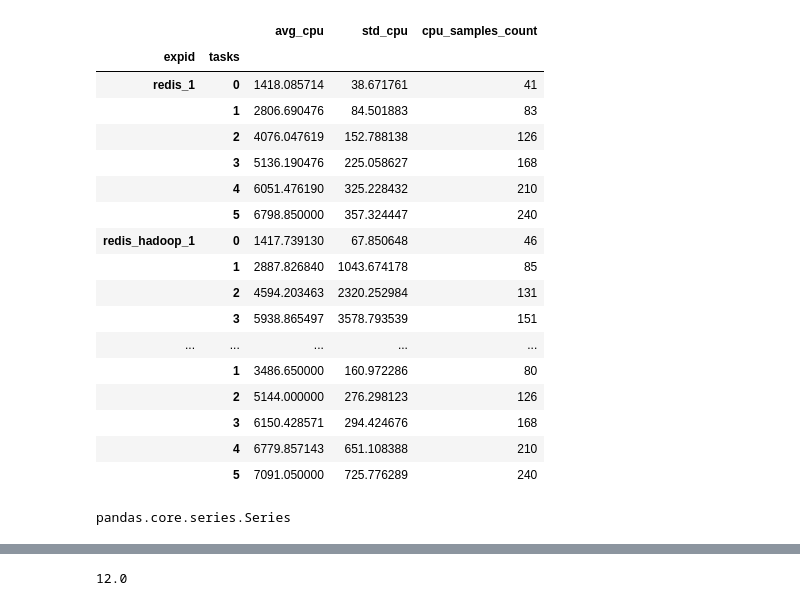
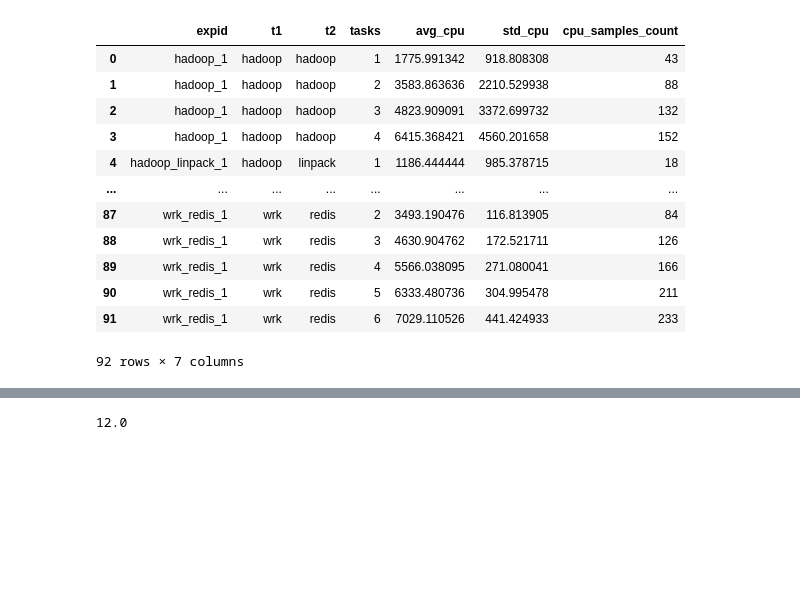
Before and after one commit to pawelzell/cbtool, a Jupyter notebook: myscripts/Interference observation.ipynb, the cells around one changed output, grey strips where cells are left out. Saved outputs shown, nothing was run; the diff lists cells and outputs as text; code cells hidden in the pictures; blank space fills up the shorter version.

```diff
--- a/myscripts/Interference observation.ipynb
+++ b/myscripts/Interference observation.ipynb
@@ -136,18 +182,20 @@ t1 = "redis"
 t2s = ["redis", "wrk", "hadoop", "linpack"]
 n = len(t2s)
 
-# DF: expid, t1, t2, ai_name, ai_role, tasks, avg_cpu, std_cpu, cpu_samples_count
-def getResourceDatapoint(t1, t2, ai_no, ai_role, tasks, ts, res):
-    res = res.loc[dfInterval(res, *ts), ["datetime", "value"]]
-    res = res["value"]
-    d = {"expid": getExpid(t1, t2), "t1": t1, "t2": t2, "ai_name": f"ai-{ai_no+1}"}
-    d.update({"ai_role": ai_role, "tasks": tasks})
-    d.update({"avg_cpu": res.mean(), "std_cpu": res.std(), "cpu_samples_count": res.count()})
-
+def toSingleRowDF(d):
     d2 = {}
     for k, v in d.items():
         d2.update({k: pd.Series(v, index=[0])})
     return pd.DataFrame(d2)
+
+# DF: expid, t1, t2, ai_no, ai_role, tasks, avg_cpu, std_cpu, cpu_samples_count
+def getResourceDatapoint(t1, t2, ai_no, ai_role, tasks, ts, res):
+    res = res.loc[dfInterval(res, *ts), ["datetime", "value"]]
+    res = res["value"]
+    d = {"expid": getExpid(t1, t2), "t1": t1, "t2": t2, "ai_no": ai_no+1}
+    d.update({"ai_role": ai_role, "tasks": tasks+1})
+    d.update({"avg_cpu": res.mean(), "std_cpu": res.std(), "cpu_samples_count": res.count()})
+    return toSingleRowDF(d)
 
 def getResourceDatapointsRole(t1, t2, ai_no, ai_role, tss):
     expid = getExpid(t1, t2)
@@ -180,15 +228,15 @@ def getResourceDatapoints(t1, t2, ai_nr, tss):
 
 resources = pd.DataFrame()
 results = pd.DataFrame()
-for t2 in t2s:
-    expid = getExpid(t1, t2)
-    df, _ = readExp(expid)
-    ts = getSplitTimestamps(df)
-    tss = list(zip(ts[:-1], ts[1:]))
-    max_ais = len(tss)
-    for ai_no in range(max_ais):
-        result = getResourceDatapoints(t1, t2, ai_no, tss)
-        results = results.append(result, ignore_index=True)
+for t1 in t2s:
+    for t2 in t2s:
+        expid = getExpid(t1, t2)
+        df, _ = readExp(expid)
+        tss = getSplitIntervals(df)
+        max_ais = len(tss)
+        for ai_no in range(max_ais):
+            result = getResourceDatapoints(t1, t2, ai_no, tss)
+            results = results.append(result, ignore_index=True)
 print(results)
 results.info()
 res = results
@@ -213,6 +261,7 @@ memory usage: 9.3+ KB
 # %%
 res.info()
-cpu_sum = res.groupby(["expid", "tasks"]).sum()
+cpu_sum = res.groupby(["expid", "t1", "t2", "tasks"], as_index=False).sum()
+cpu_sum.pop("ai_no")
 cpu_sum
 # %% [output]
 <class 'pandas.core.frame.DataFrame'>
@@ -234,28 +283,13 @@ memory usage: 9.3+ KB
-|  |  | avg_cpu | std_cpu | cpu_samples_count |
-| expid | tasks |  |  |  |
-| redis_1 | 0 | 1418.085714 | 38.671761 | 41 |
-|  | 1 | 2806.690476 | 84.501883 | 83 |
-|  | 2 | 4076.047619 | 152.788138 | 126 |
-|  | 3 | 5136.190476 | 225.058627 | 168 |
-|  | 4 | 6051.476190 | 325.228432 | 210 |
-|  | 5 | 6798.850000 | 357.324447 | 240 |
-| redis_hadoop_1 | 0 | 1417.739130 | 67.850648 | 46 |
-|  | 1 | 2887.826840 | 1043.674178 | 85 |
-|  | 2 | 4594.203463 | 2320.252984 | 131 |
-|  | 3 | 5938.865497 | 3578.793539 | 151 |
-| ... | ... | ... | ... | ... |
-|  | 1 | 3486.650000 | 160.972286 | 80 |
-|  | 2 | 5144.000000 | 276.298123 | 126 |
-|  | 3 | 6150.428571 | 294.424676 | 168 |
-|  | 4 | 6779.857143 | 651.108388 | 210 |
-|  | 5 | 7091.050000 | 725.776289 | 240 |
+|  | expid | t1 | t2 | tasks | avg_cpu | std_cpu | cpu_samples_count |
+| 0 | hadoop_1 | hadoop | hadoop | 1 | 1775.991342 | 918.808308 | 43 |
+| 1 | hadoop_1 | hadoop | hadoop | 2 | 3583.863636 | 2210.529938 | 88 |
+| 2 | hadoop_1 | hadoop | hadoop | 3 | 4823.909091 | 3372.699732 | 132 |
+| 3 | hadoop_1 | hadoop | hadoop | 4 | 6415.368421 | 4560.201658 | 152 |
+| 4 | hadoop_linpack_1 | hadoop | linpack | 1 | 1186.444444 | 985.378715 | 18 |
+| ... | ... | ... | ... | ... | ... | ... | ... |
+| 87 | wrk_redis_1 | wrk | redis | 2 | 3493.190476 | 116.813905 | 84 |
+| 88 | wrk_redis_1 | wrk | redis | 3 | 4630.904762 | 172.521711 | 126 |
+| 89 | wrk_redis_1 | wrk | redis | 4 | 5566.038095 | 271.080041 | 166 |
+| 90 | wrk_redis_1 | wrk | redis | 5 | 6333.480736 | 304.995478 | 211 |
+| 91 | wrk_redis_1 | wrk | redis | 6 | 7029.110526 | 441.424933 | 233 |
+92 rows × 7 columns
-# %%
-def getMetricsTmp(expid, metric_name="app_latency"):
-    df = readExp(expid)
-    dfs = splitDF(df)
-    ys, yerr = getMetrics(dfs, metric_name)
-
-# parse all csvs
-# expid ->
-# %% [output]
-pandas.core.series.Series
```
Also changed, not shown: parts of 18 cells of this notebook, 1 other file.
